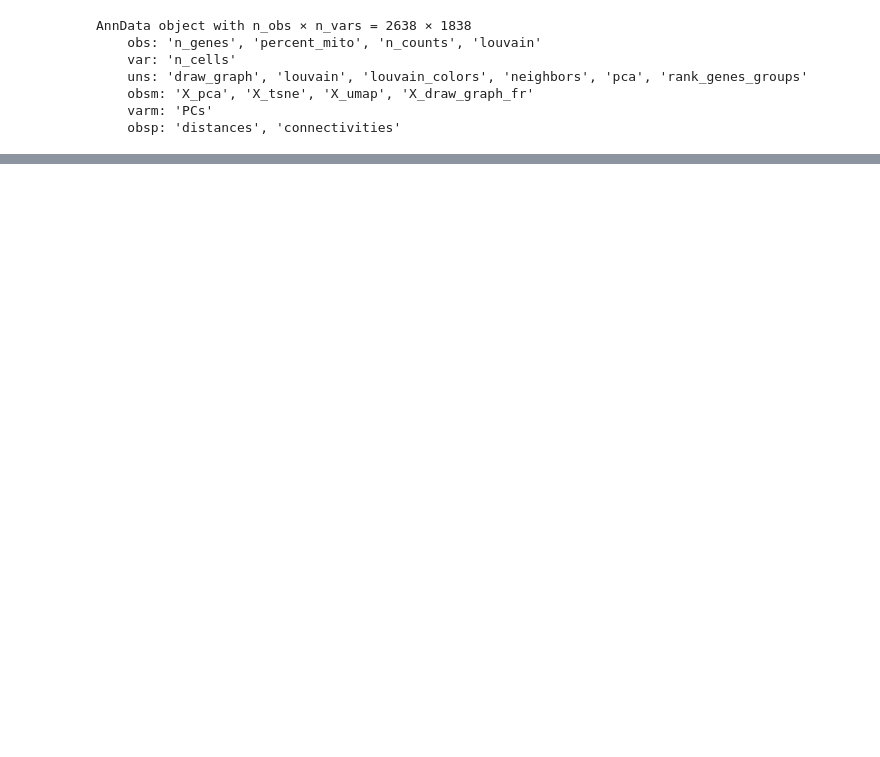
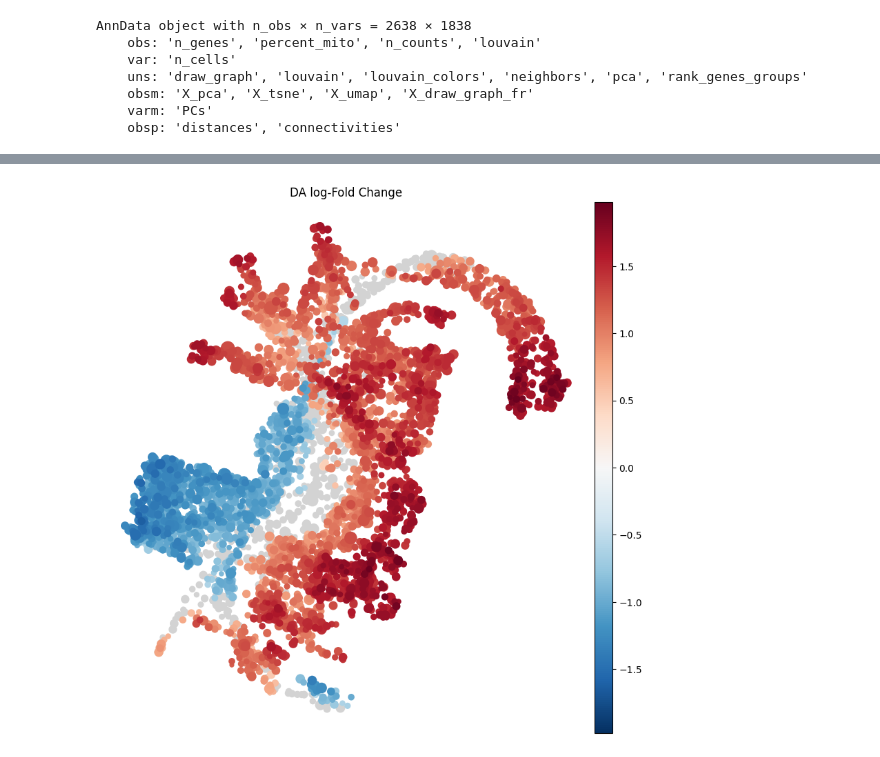
Before and after one commit to tuonglab/Alicia-Project-1, a Jupyter notebook: notebooks/Milo for Mehtonen et al.ipynb, the cells around one changed output, grey strips where cells are left out. Drawn from its saved outputs; the diff is of its cells as text; code cells hidden in the pictures; blank space fills up the shorter version.

```diff
--- a/notebooks/Milo for Mehtonen et al.ipynb
+++ b/notebooks/Milo for Mehtonen et al.ipynb
@@ -65,0 +188,8 @@ KeyError: 'logFC'
+# %%
+plt.rcParams["figure.figsize"] = [10,10]
+milopl.plot_nhood_graph(adata,
+                        alpha=0.01, ## SpatialFDR level (1%)
+                        min_size=2 ## Size of smallest dot
+                       )
+# %% [output]
+[figure, added]
```
Also changed, not shown: parts of 34 cells of this notebook, 1 other file.
